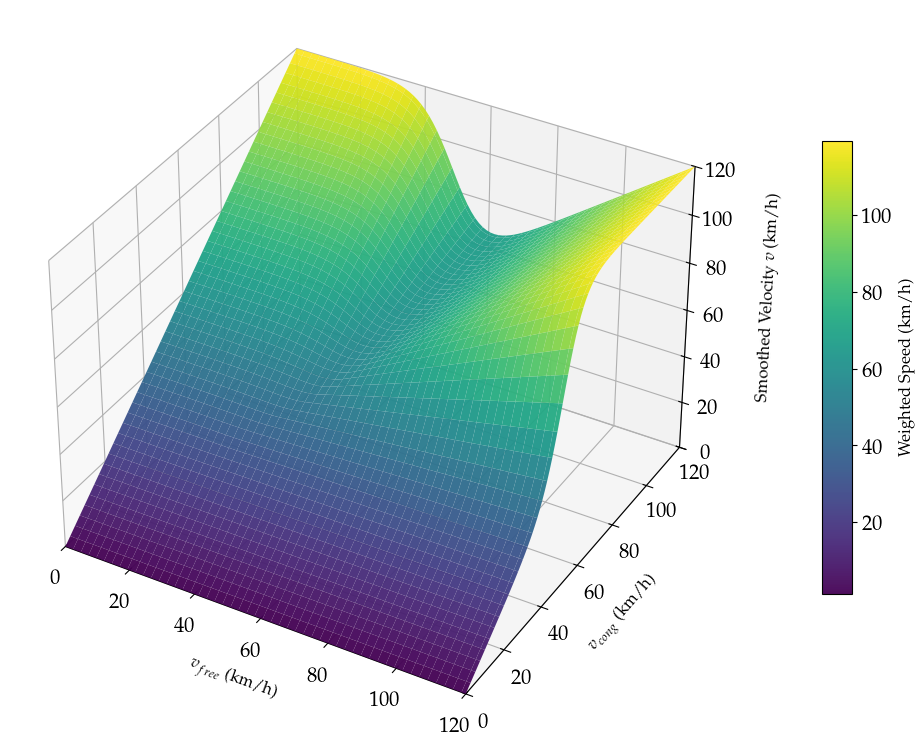
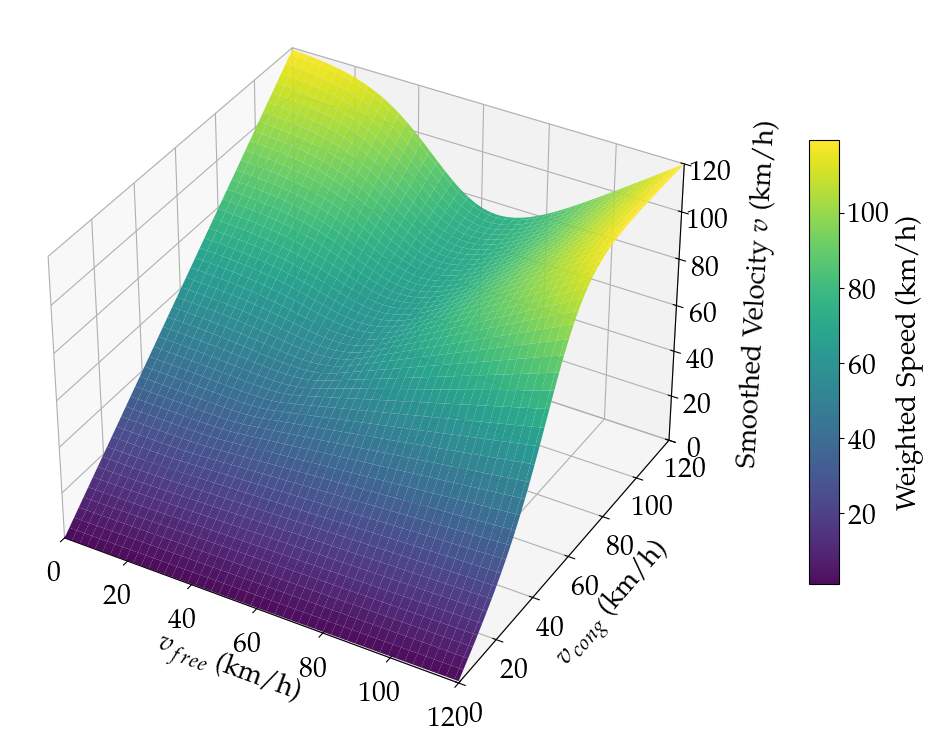
The notebook cell's code change between the first figure and the second:
--- before
+++ after
@@ -2,10 +2,9 @@
 import matplotlib.pyplot as plt
 from matplotlib import cm
-# use serif font for all text
+plt.rcParams['text.usetex'] = True
 plt.rcParams['font.family'] = 'serif'
-# use tex
-plt.rcParams['text.usetex'] = True
+plt.rcParams['font.serif'] = ['Palatino']
 # use 22 pt font size for all text
-plt.rcParams['font.size'] = 15
+plt.rcParams['font.size'] = 20
 import numpy as np
 import matplotlib.pyplot as plt
@@ -22,5 +21,5 @@
 # dV: Transition width
 V_c = 50.0  # km/h
-dV = 10.0   # km/h
+dV = 20.0   # km/h
 
 # 3. Calculate the weight 'w'
@@ -41,10 +40,10 @@
 
 # 6. Formatting with km/h labels
-ax.set_xlabel(r'$v_{free}$ (km/h)', fontsize=12, labelpad=10)
-ax.set_ylabel(r'$v_{cong}$ (km/h)', fontsize=12, labelpad=10)
+ax.set_xlabel(r'$v_{free}$ (km/h)', fontsize=20, labelpad=10)
+ax.set_ylabel(r'$v_{cong}$ (km/h)', fontsize=20, labelpad=10)
 
 # Z-axis label
 ax.set_zlabel(r'Smoothed Velocity $v$ (km/h)', 
-              fontsize=12, labelpad=15, rotation=90)
+              fontsize=20, labelpad=15, rotation=90)
 
 # Set axis limits to match typical highway speeds
@@ -55,5 +54,5 @@
 # Add the colorbar
 cbar = fig.colorbar(surf, ax=ax, shrink=0.6, aspect=15, pad=0.1)
-cbar.set_label(r'Weighted Speed (km/h)', fontsize=12)
+cbar.set_label(r'Weighted Speed (km/h)', fontsize=20)
 
 # Adjust view angle to match the reference image

Commit: Update